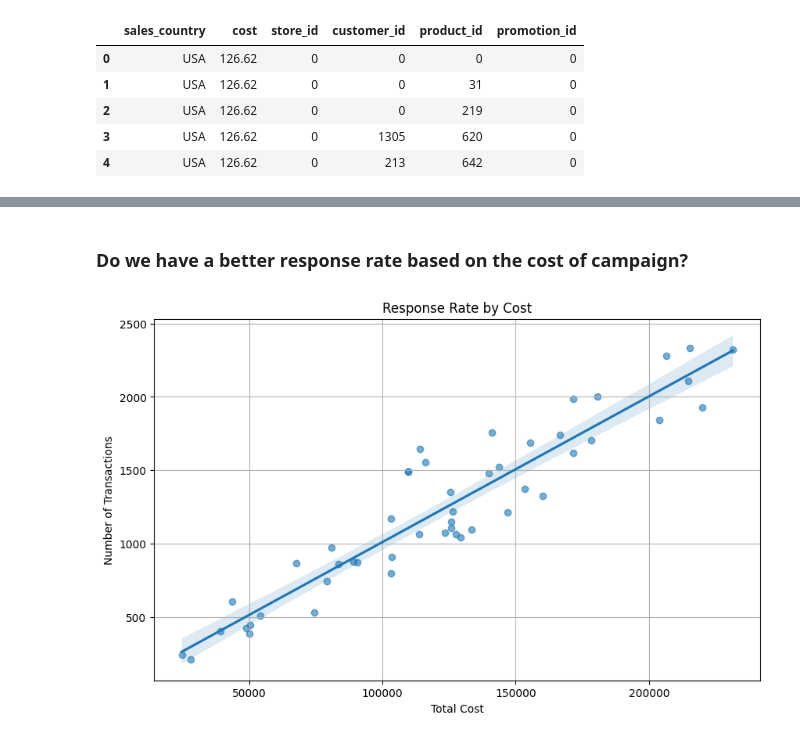
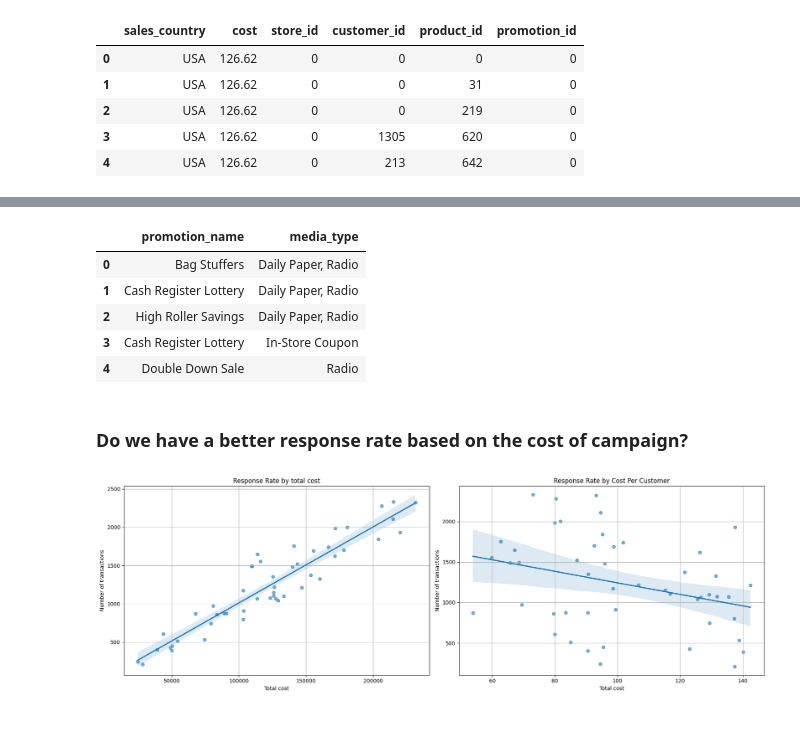
Before and after one commit to BenRoshan100/Customer-AcquisitionCost-Prediction, a Jupyter notebook: campaign_eda.ipynb, the cells around one changed output, grey strips where cells are left out. Cells and saved outputs as stored; diff of their text form; code cells hidden in the pictures.

```diff
--- a/campaign_eda.ipynb
+++ b/campaign_eda.ipynb
@@ -165,25 +165,42 @@ sales_data.head()
 | 2 | 10.74 | 4.1886 | 3.0 | USA | 0 | 219 | ... |
 | 3 | 4.74 | 1.8960 | 3.0 | USA | 0 | 620 | ... |
 | 4 | 7.08 | 2.1240 | 4.0 | USA | 0 | 642 | ... |
+# %%
+promotion_data.head()
+# %% [output]
+|  | promotion_name | media_type |
+| 0 | Bag Stuffers | Daily Paper, Radio |
+| 1 | Cash Register Lottery | Daily Paper, Radio |
+| 2 | High Roller Savings | Daily Paper, Radio |
+| 3 | Cash Register Lottery | In-Store Coupon |
+| 4 | Double Down Sale | Radio |
 # %% [markdown]
 ### Do we have a better response rate based on the cost of campaign?
 # %%
 viz_1=cost_data.merge(promotion_data,left_on='promotion_id',right_index=True)
 result_viz_1=viz_1.groupby('promotion_name').agg(
     total_costs=('cost','sum'),
+    cost_per_customer=('cost','median'),
     n_transactions=('promotion_name','size'),
-    n_stores=('store_id','nunique')
+    n_stores=('store_id','nunique'),
+    cost_spread=('cost',lambda x:x.max()-x.min())
 ).sort_index().reset_index()
 
-plt.figure(figsize=(10,6))
-sns.regplot(x='total_costs',y='n_transactions',data=result_viz_1,
-            scatter_kws={'alpha':0.6})
+fig,axs=plt.subplots(1,2,figsize=(18,6))
 
-plt.title('Response Rate by Cost')
-plt.xlabel('Total Cost')
-plt.ylabel('Number of Transactions')
-plt.grid(True)
+sns.regplot(x='total_costs',y='n_transactions',data=result_viz_1,scatter_kws={'alpha':0.6},ax=axs[0])
+axs[0].set_title('Response Rate by total cost')
+axs[0].set_xlabel('Total cost')
+axs[0].set_ylabel('Number of transactions')
+axs[0].grid(True)
 
+sns.regplot(x='cost_per_customer',y='n_transactions',data=result_viz_1,scatter_kws={'alpha':0.6},ax=axs[1])
+axs[1].set_title('Response Rate by Cost Per Customer')
+axs[1].set_xlabel('Total cost')
+axs[1].set_ylabel('Number of transactions')
+axs[1].grid(True)
+
+plt.tight_layout()
 plt.show()
 # %% [output]
-[figure, old version]
+[figure, new version]
```
Also changed, not shown: parts of 5 cells of this notebook.
